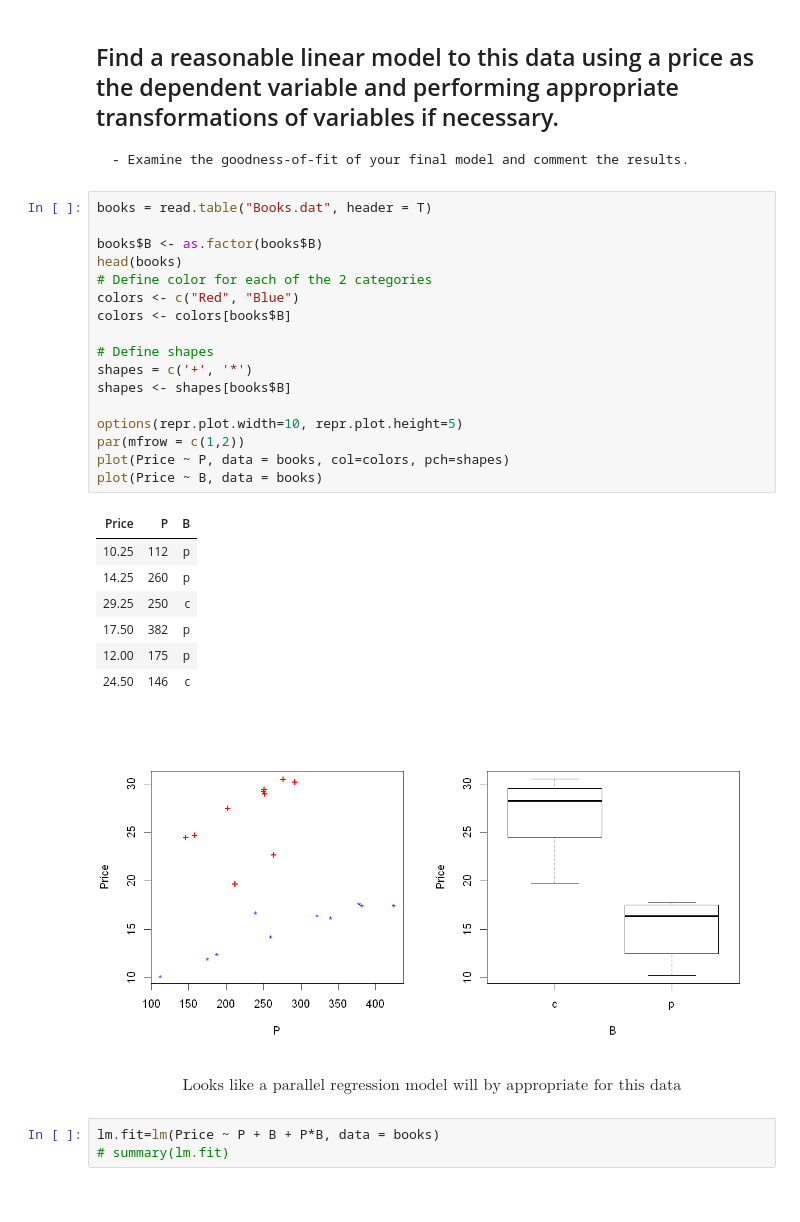
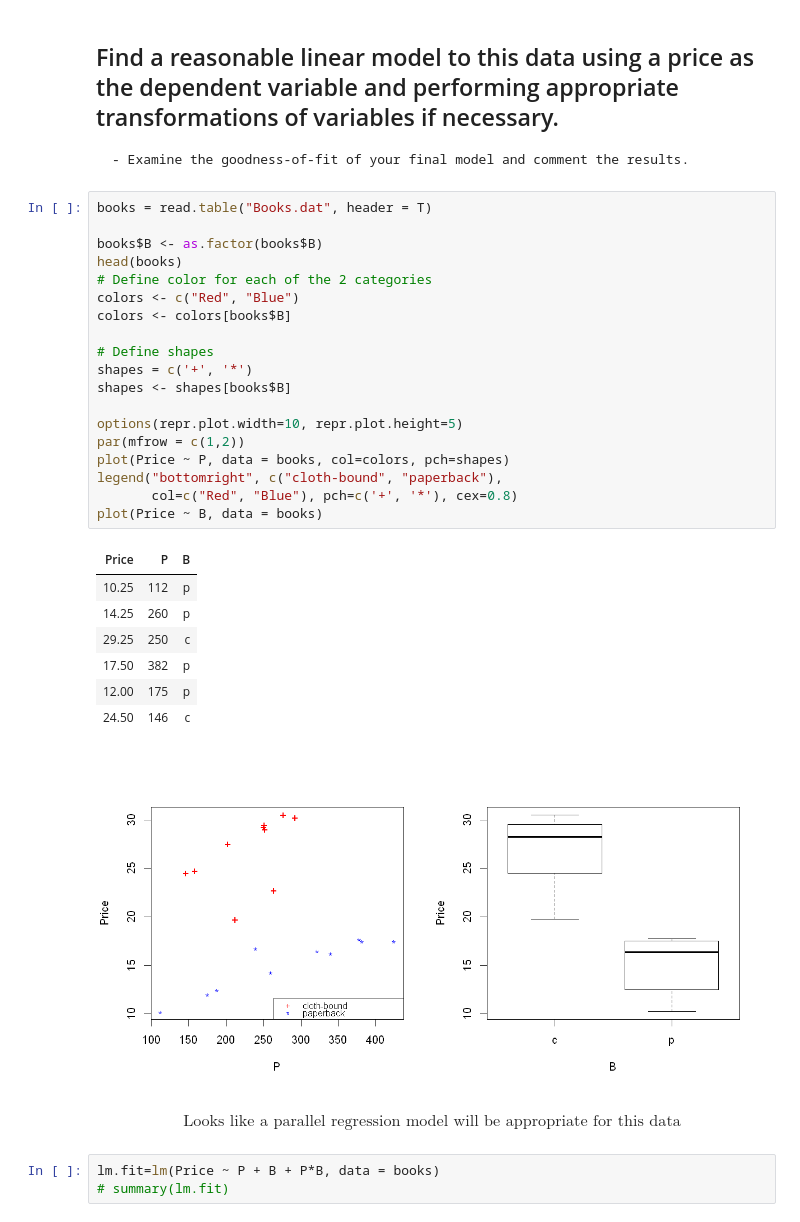
Before and after one commit to aryeko/linear_models, a Jupyter notebook: Question 1.ipynb, the cells around one changed output. Saved outputs shown, nothing was run; the diff lists cells and outputs as text.

```diff
--- a/Question 1.ipynb
+++ b/Question 1.ipynb
@@ -20,32 +20,34 @@ The data in the file Books.dat is compiled from the catalogue of American Goverm
 # %%
 books = read.table("Books.dat", header = T)
 
 books$B <- as.factor(books$B)
 head(books)
 # Define color for each of the 2 categories
 colors <- c("Red", "Blue")
 colors <- colors[books$B]
 
 # Define shapes
 shapes = c('+', '*')
 shapes <- shapes[books$B]
 
 options(repr.plot.width=10, repr.plot.height=5)
 par(mfrow = c(1,2))
 plot(Price ~ P, data = books, col=colors, pch=shapes)
+legend("bottomright", c("cloth-bound", "paperback"),
+       col=c("Red", "Blue"), pch=c('+', '*'), cex=0.8)
 plot(Price ~ B, data = books)
 # %% [output]
 | Price | P | B |
 | 10.25 | 112 | p |
 | 14.25 | 260 | p |
 | 29.25 | 250 | c |
 | 17.50 | 382 | p |
 | 12.00 | 175 | p |
 | 24.50 | 146 | c |
-[figure, old version]
+[figure, new version]
 # %% [markdown]
 $$
-\text{Looks like a parallel regression model will by appropriate for this data}
+\text{Looks like a parallel regression model will be appropriate for this data}
 $$
 # %%
 lm.fit=lm(Price ~ P + B + P*B, data = books)
```
Also changed, not shown: parts of 26 cells of this notebook.
